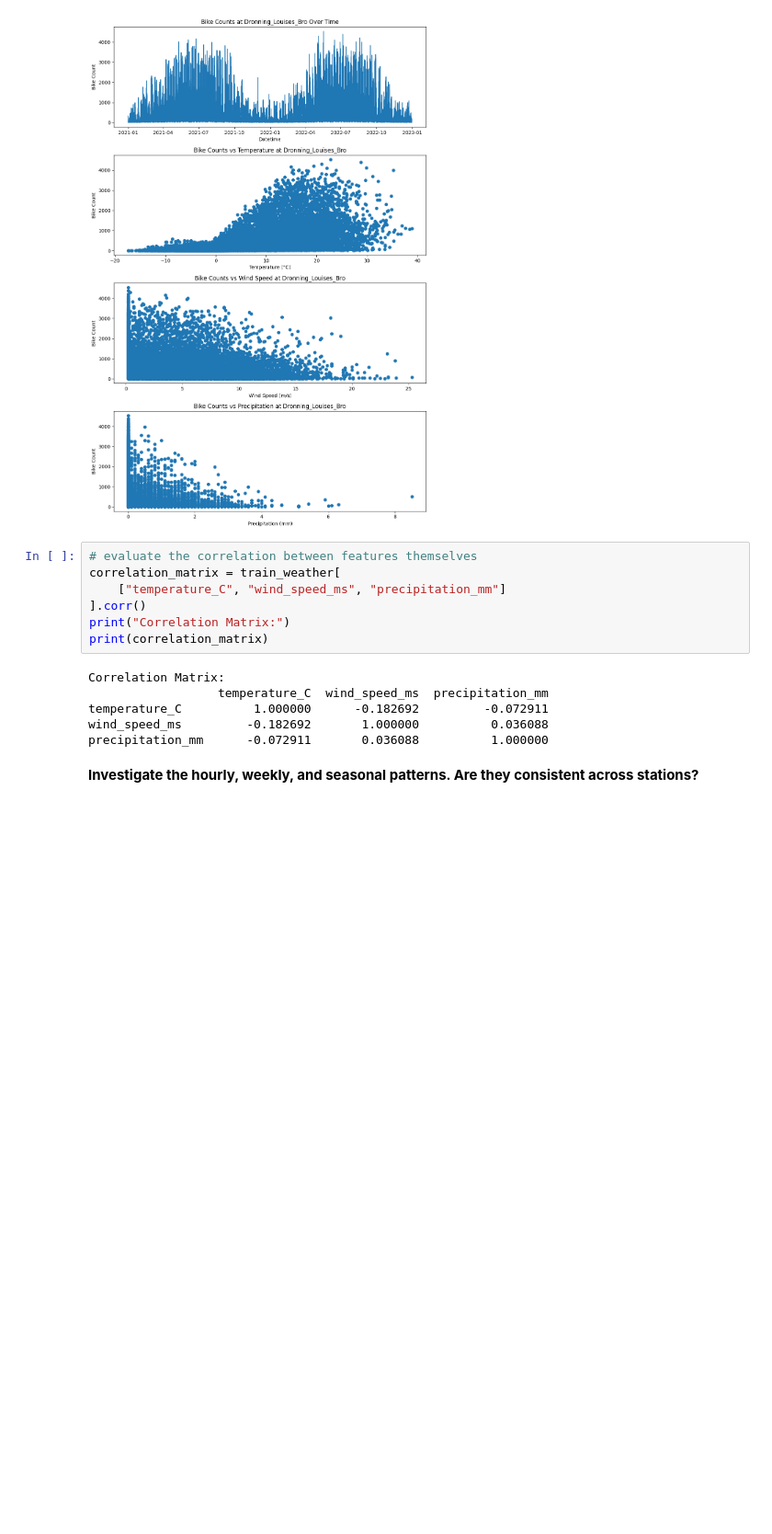
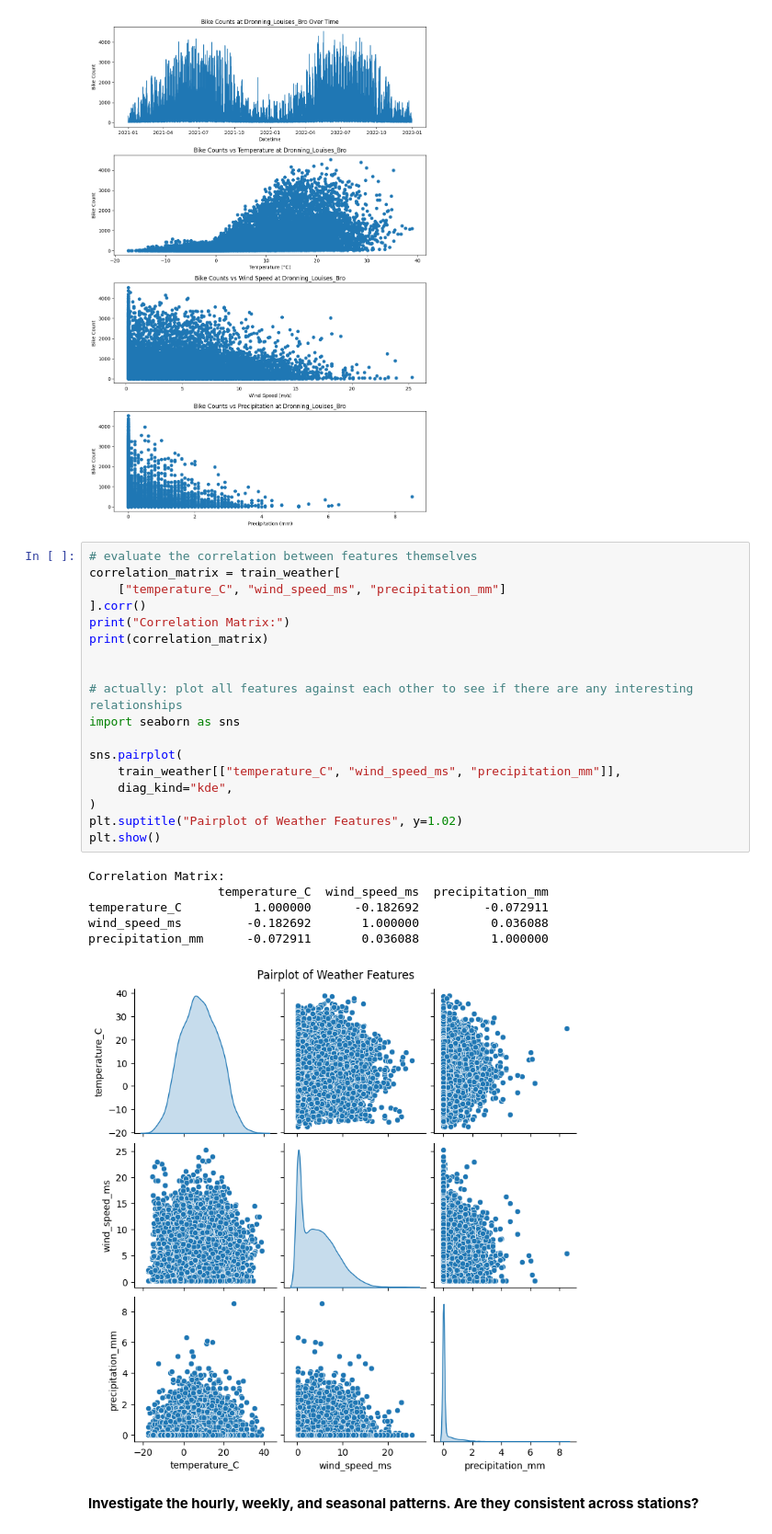
Before and after one commit to maciejjalocha/math_modelling_2526, a Jupyter notebook: exam/analysis.ipynb, the cells around one changed output. Shown at 92% size. Drawn from its saved outputs; the diff is of its cells as text; blank space fills up the shorter version.

```diff
--- a/exam/analysis.ipynb
+++ b/exam/analysis.ipynb
@@ -127,16 +127,28 @@ for station in stations["station"]:
 # %%
 # evaluate the correlation between features themselves
 correlation_matrix = train_weather[
     ["temperature_C", "wind_speed_ms", "precipitation_mm"]
 ].corr()
 print("Correlation Matrix:")
 print(correlation_matrix)
+
+
+# actually: plot all features against each other to see if there are any interesting relationships
+import seaborn as sns
+
+sns.pairplot(
+    train_weather[["temperature_C", "wind_speed_ms", "precipitation_mm"]],
+    diag_kind="kde",
+)
+plt.suptitle("Pairplot of Weather Features", y=1.02)
+plt.show()
 # %% [output]
 Correlation Matrix:
                   temperature_C  wind_speed_ms  precipitation_mm
 temperature_C          1.000000      -0.182692         -0.072911
 wind_speed_ms         -0.182692       1.000000          0.036088
 precipitation_mm      -0.072911       0.036088          1.000000
+[figure, added]
 # %% [markdown]
 **Investigate the hourly, weekly, and seasonal patterns. Are they consistent across stations?**
 # %%
```
Also changed, not shown: parts of 27 cells of this notebook, 6 other files.
